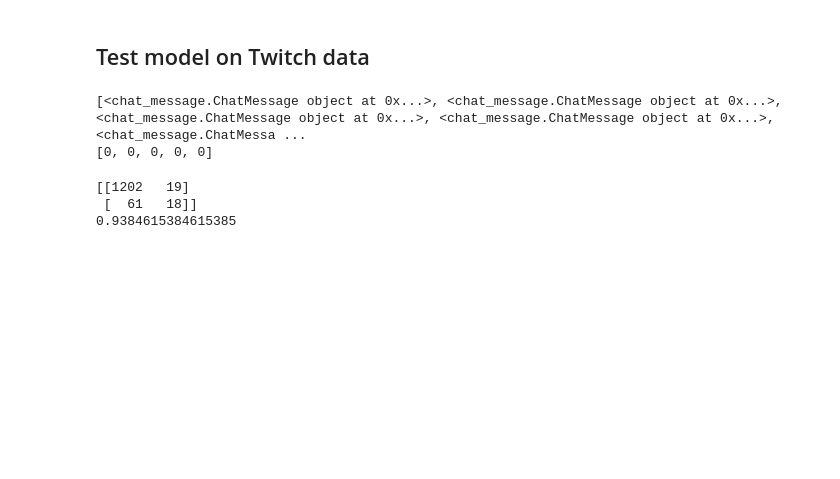
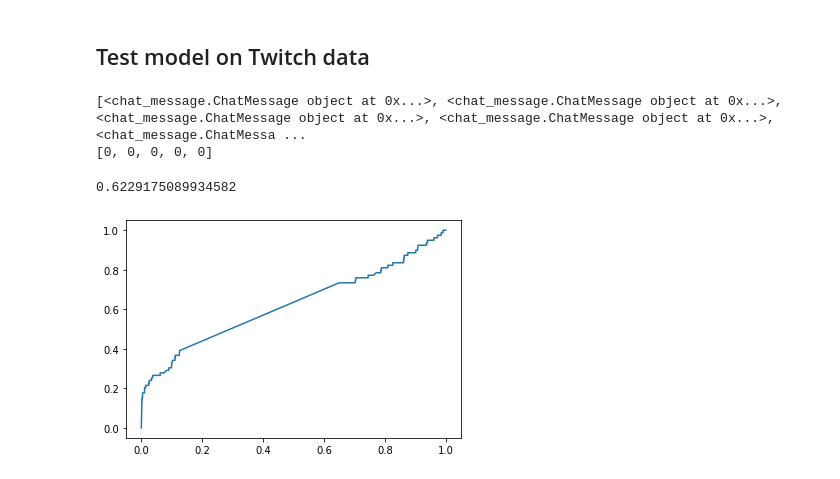
Before and after one commit to goatgoose/twitch_reader, a Jupyter notebook: toxic_comments/toxic_classifier.ipynb, the cells around one changed output. Drawn from its saved outputs; the diff is of its cells as text; code cells hidden in the pictures; blank space fills up the shorter version.

```diff
--- a/toxic_comments/toxic_classifier.ipynb
+++ b/toxic_comments/toxic_classifier.ipynb
@@ -179,13 +193,13 @@ Epoch 6/6
 # %% [markdown]
 ## Test model on Twitch data
 # %%
-sys.path.append("../twitch_reader")
+sys.path.append("..")
 from chat_file import ChannelFile
 
 messages = []
 labels = []
 
-labeled_message_file = ChannelFile("../twitch_reader/hand_labeled.json", custom_json=True)
+labeled_message_file = ChannelFile("../hand_labeled.json", custom_json=True)
 
 while True:
     message = labeled_message_file.next()
@@ -203,17 +217,18 @@ print(labels[:5])
 # %%
 cleaned_message_content = [clean_text(message.content) for message in messages]
 messages_X = vectorizer.transform(cleaned_message_content).toarray()
 
 labels = np.array(labels)
 
-predictions = model.predict_classes(messages_X)
+predictions = model.predict(messages_X).flatten()
 
-confusion_matrix = metrics.confusion_matrix(labels, predictions)
-print(confusion_matrix)
+false_positive_rate, true_positive_rate, _ = metrics.roc_curve(labels, predictions)
 
-accuracy = metrics.accuracy_score(labels, predictions)
-print(accuracy)
+auc = metrics.roc_auc_score(labels, predictions)
+print(auc)
+
+plt.plot(false_positive_rate, true_positive_rate)
+plt.show()
 # %% [output]
-[[1202   19]
- [  61   18]]
-0.9384615384615385
+0.6229175089934582
+[figure, added]
```
Also changed, not shown: parts of 10 cells of this notebook, 2 other files.
